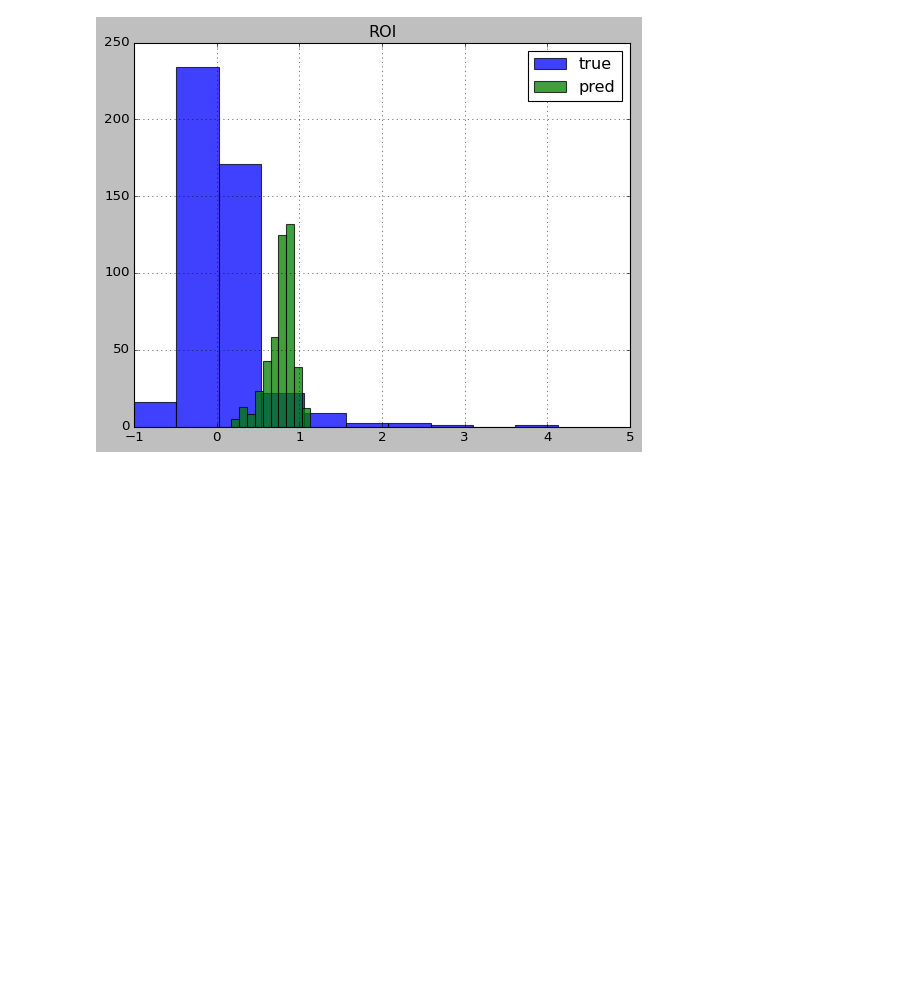
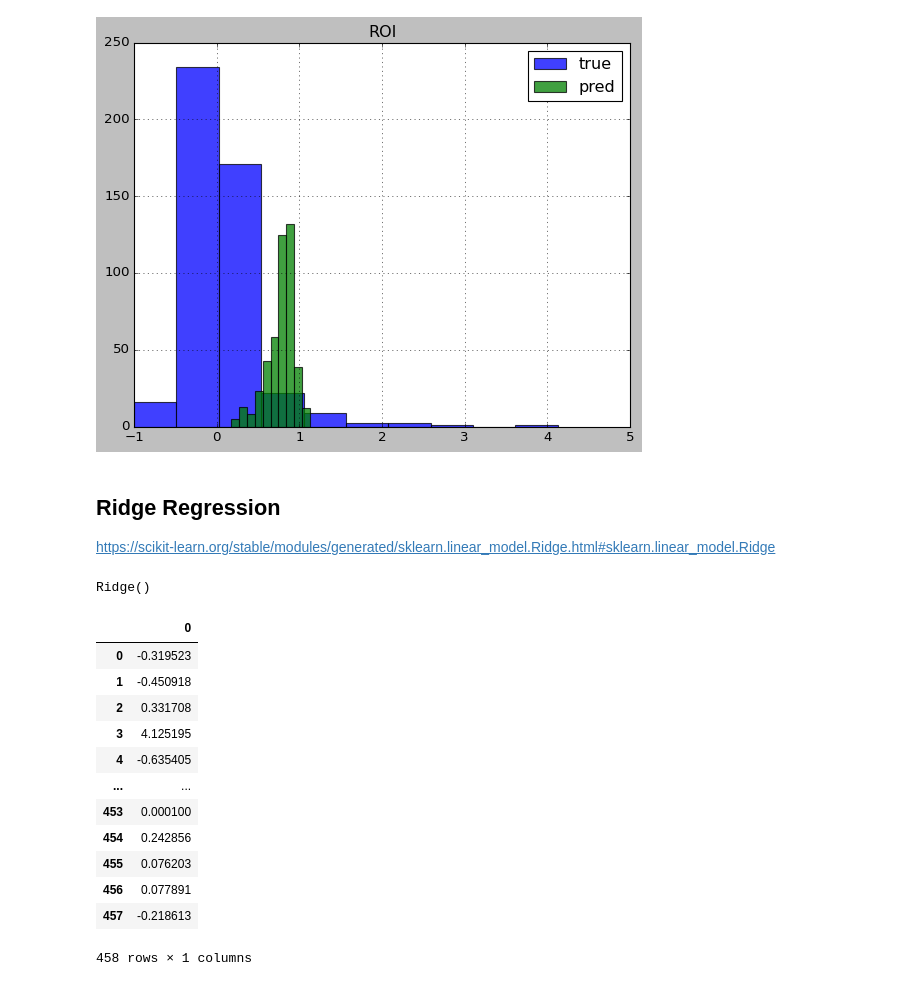
Before and after one commit to SunYutongAmber/portfolio, a Jupyter notebook: Final Project/code/Final_Analyze_Cryptopunks_Data_Machine_Learning_for_Predicting_Market_Congestion.ipynb, the cells around one changed output. Drawn from its saved outputs; the diff is of its cells as text; code cells hidden in the pictures; blank space fills up the shorter version.

```diff
--- a/Final Project/code/Final_Analyze_Cryptopunks_Data_Machine_Learning_for_Predicting_Market_Congestion.ipynb
+++ b/Final Project/code/Final_Analyze_Cryptopunks_Data_Machine_Learning_for_Predicting_Market_Congestion.ipynb
@@ -571,3 +574,15 @@ ax.legend()
 fig.show()
 # %% [output]
 [figure]
+# %% [markdown]
+## Ridge Regression
+https://scikit-learn.org/stable/modules/generated/sklearn.linear_model.Ridge.html#sklearn.linear_model.Ridge
+# %%
+from sklearn.linear_model import Ridge
+import numpy as np
+
+clf = Ridge(alpha=1.0)
+clf.fit(X_train, y_train)
+Ridge()
+# %% [output]
+Ridge()
@@ -573,0 +592,16 @@ fig.show()
+# %%
+y_pred
+# %% [output]
+|  | 0 |
+| 0 | -0.319523 |
+| 1 | -0.450918 |
+| 2 | 0.331708 |
+| 3 | 4.125195 |
+| 4 | -0.635405 |
+| ... | ... |
+| 453 | 0.000100 |
+| 454 | 0.242856 |
+| 455 | 0.076203 |
+| 456 | 0.077891 |
+| 457 | -0.218613 |
+458 rows × 1 columns
```
Also changed, not shown: parts of 12 cells of this notebook.
